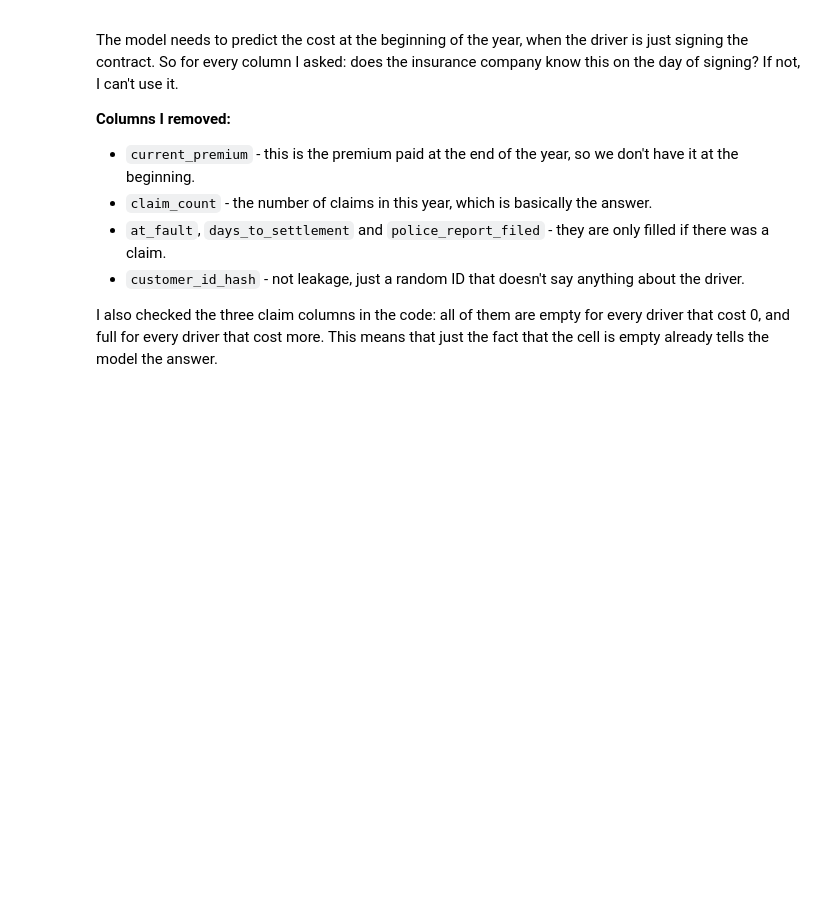
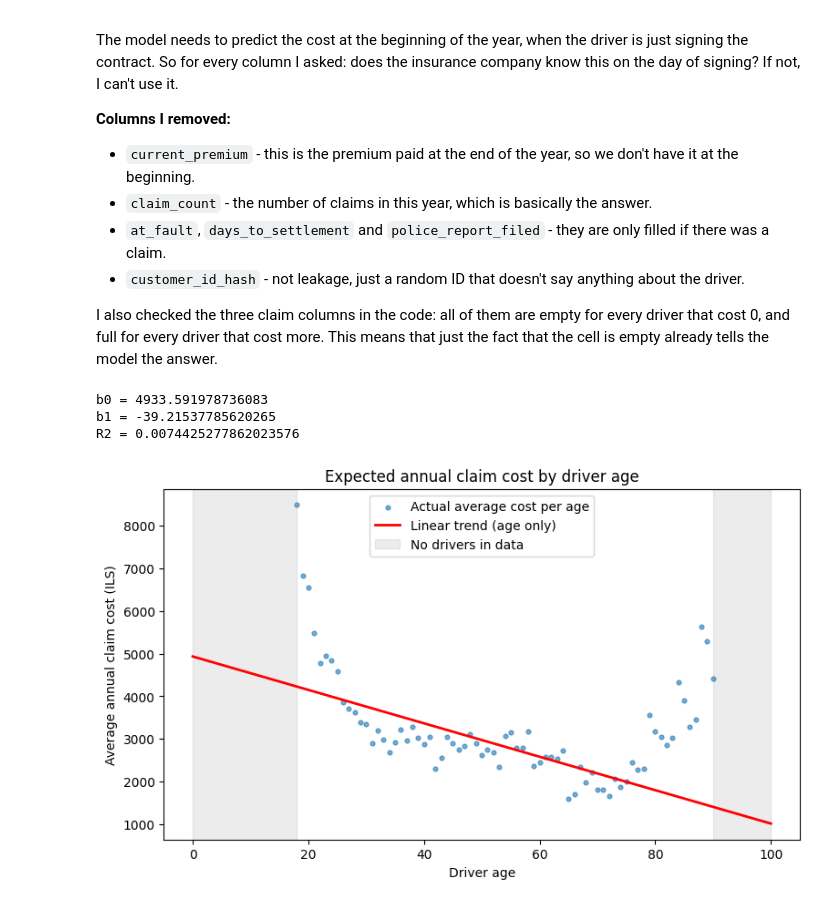
Before and after one commit to shanileizer98-cyber/ml-insurance-project, a Jupyter notebook: notebook.ipynb, the cells around one changed output. Saved outputs shown, nothing was run; the diff lists cells and outputs as text; code cells hidden in the pictures; blank space fills up the shorter version.

Commit message:
Age-only linear model and manager chart (section 2.3)

```diff
--- a/notebook.ipynb
+++ b/notebook.ipynb
@@ -115,3 +115,33 @@ The model needs to predict the cost at the beginning of the year, when the drive
 - `customer_id_hash` - not leakage, just a random ID that doesn't say anything about the driver.
 
 I also checked the three claim columns in the code: all of them are empty for every driver that cost 0, and full for every driver that cost more. This means that just the fact that the cell is empty already tells the model the answer.
+# %%
+X_age = df[['driver_age']]
+age_model = LinearRegression()
+age_model.fit(X_age, y)
+print('b0 =', age_model.intercept_)
+print('b1 =', age_model.coef_[0])
+print('R2 =', age_model.score(X_age, y))
+# %% [output]
+b0 = 4933.591978736083
+b1 = -39.21537785620265
+R2 = 0.0074425277862023576
+# %%
+ages = pd.DataFrame({'driver_age': np.arange(0, 101)})
+trend = age_model.predict(ages)
+avg_by_age = df.groupby('driver_age')['annual_claim_cost'].mean()
+# %%
+plt.figure(figsize=(9, 5))
+plt.scatter(avg_by_age.index, avg_by_age.values, s=12, alpha=0.6,
+            label='Actual average cost per age')
+plt.plot(ages['driver_age'], trend, color='red', linewidth=2,
+         label='Linear trend (age only)')
+plt.axvspan(0, 18, color='gray', alpha=0.15, label='No drivers in data')
+plt.axvspan(90, 100, color='gray', alpha=0.15)
+plt.xlabel('Driver age')
+plt.ylabel('Average annual claim cost (ILS)')
+plt.title('Expected annual claim cost by driver age')
+plt.legend()
+plt.show()
+# %% [output]
+[figure, added]
```
Also changed, not shown: parts of 1 cell of this notebook.
